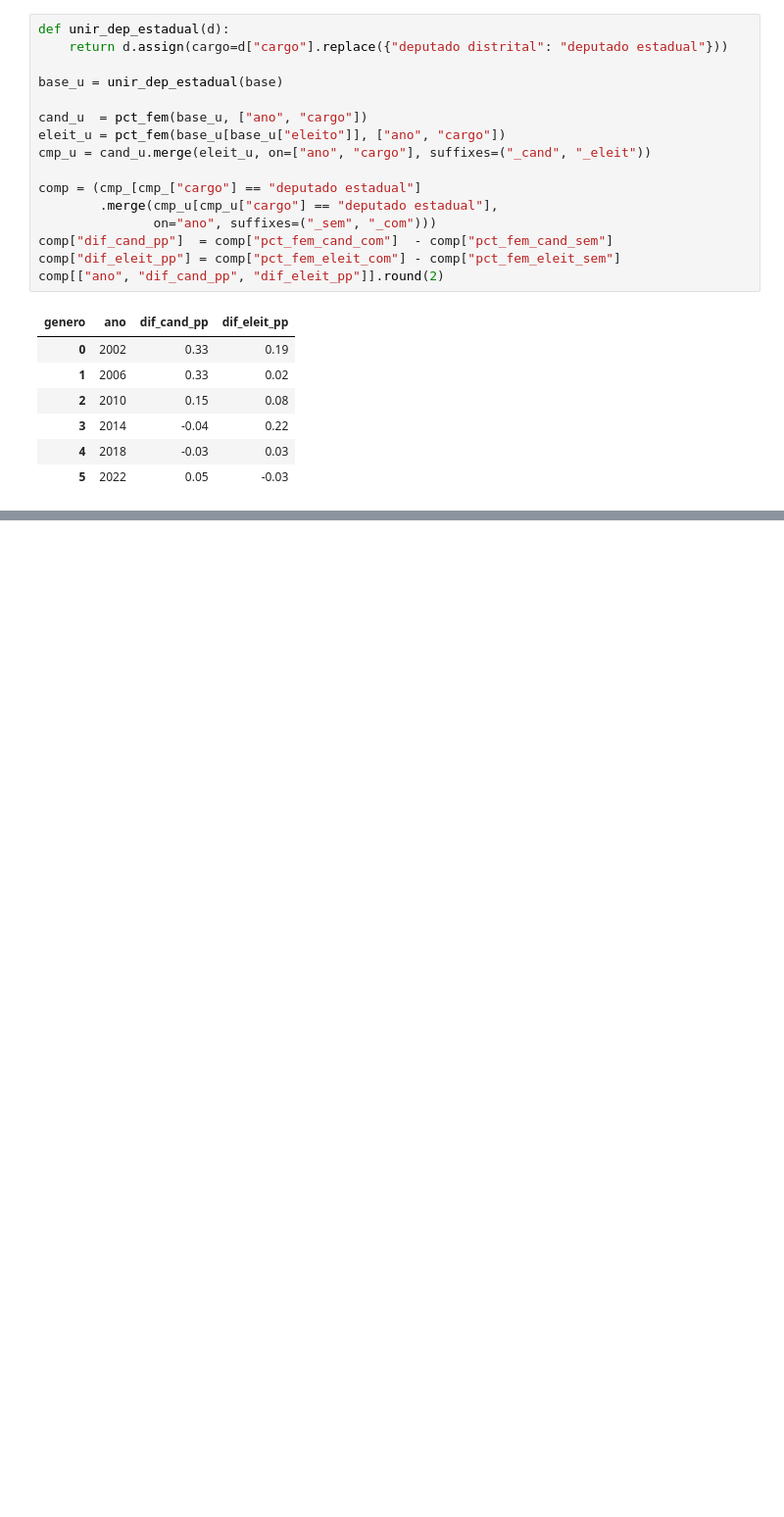
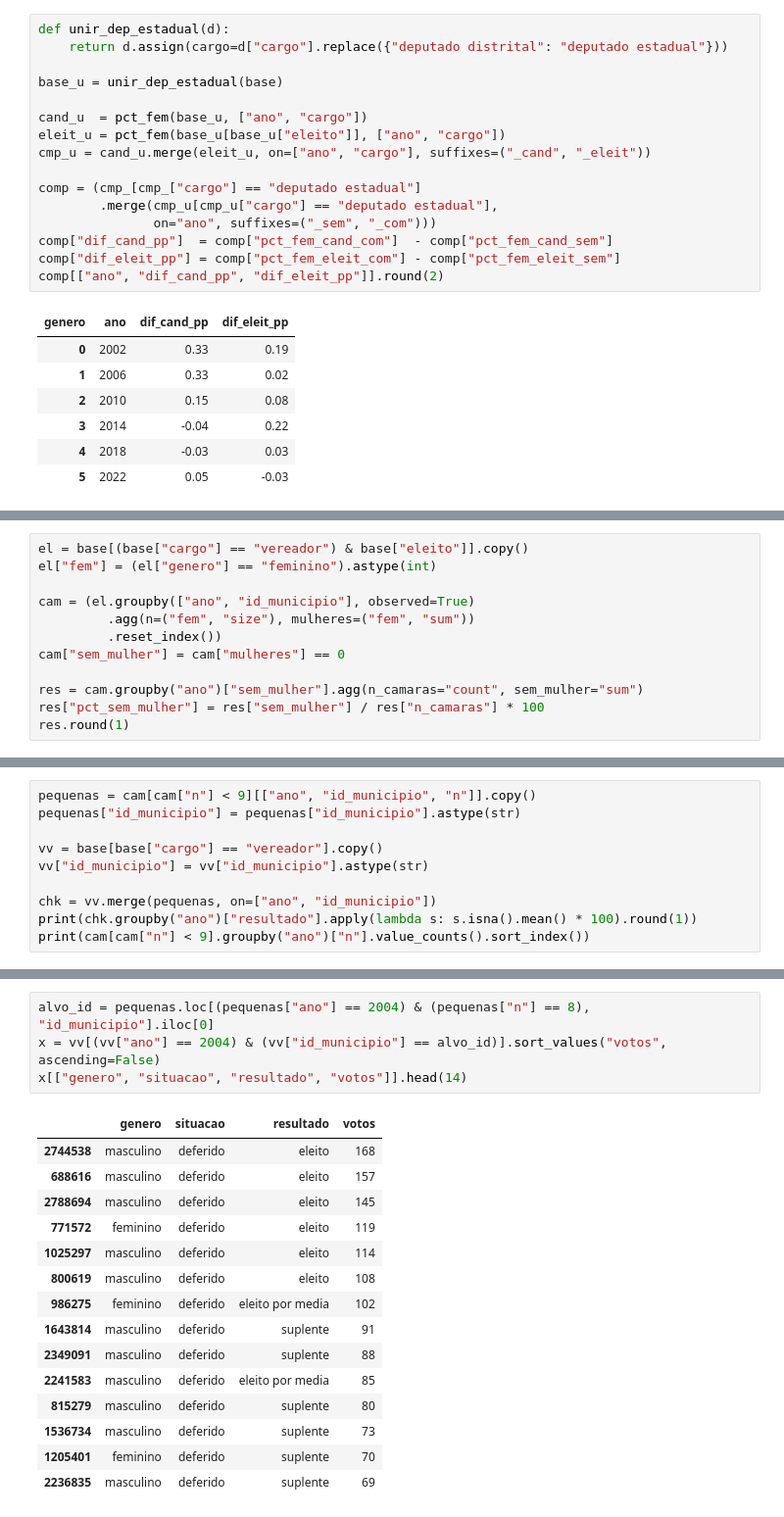
Before and after one commit to annabrinkhus/projeto_aedv, a Jupyter notebook: notebooks/questao2.ipynb, the cells around one changed output, grey strips where cells are left out. Shown at 98% size. Drawn from its saved outputs; the diff is of its cells as text; blank space fills up the shorter version.

```diff
--- a/notebooks/questao2.ipynb
+++ b/notebooks/questao2.ipynb
@@ -404,0 +526,12 @@ comp[["ano", "dif_cand_pp", "dif_eleit_pp"]].round(2)
+# %%
+el = base[(base["cargo"] == "vereador") & base["eleito"]].copy()
+el["fem"] = (el["genero"] == "feminino").astype(int)
+
+cam = (el.groupby(["ano", "id_municipio"], observed=True)
+         .agg(n=("fem", "size"), mulheres=("fem", "sum"))
+         .reset_index())
+cam["sem_mulher"] = cam["mulheres"] == 0
+
+res = cam.groupby("ano")["sem_mulher"].agg(n_camaras="count", sem_mulher="sum")
+res["pct_sem_mulher"] = res["sem_mulher"] / res["n_camaras"] * 100
+res.round(1)
@@ -404,0 +607,10 @@ comp[["ano", "dif_cand_pp", "dif_eleit_pp"]].round(2)
+# %%
+pequenas = cam[cam["n"] < 9][["ano", "id_municipio", "n"]].copy()
+pequenas["id_municipio"] = pequenas["id_municipio"].astype(str)
+
+vv = base[base["cargo"] == "vereador"].copy()
+vv["id_municipio"] = vv["id_municipio"].astype(str)
+
+chk = vv.merge(pequenas, on=["ano", "id_municipio"])
+print(chk.groupby("ano")["resultado"].apply(lambda s: s.isna().mean() * 100).round(1))
+print(cam[cam["n"] < 9].groupby("ano")["n"].value_counts().sort_index())
@@ -404,0 +635,20 @@ comp[["ano", "dif_cand_pp", "dif_eleit_pp"]].round(2)
+# %%
+alvo_id = pequenas.loc[(pequenas["ano"] == 2004) & (pequenas["n"] == 8), "id_municipio"].iloc[0]
+x = vv[(vv["ano"] == 2004) & (vv["id_municipio"] == alvo_id)].sort_values("votos", ascending=False)
+x[["genero", "situacao", "resultado", "votos"]].head(14)
+# %% [output]
+|  | genero | situacao | resultado | votos |
+| 2744538 | masculino | deferido | eleito | 168 |
+| 688616 | masculino | deferido | eleito | 157 |
+| 2788694 | masculino | deferido | eleito | 145 |
+| 771572 | feminino | deferido | eleito | 119 |
+| 1025297 | masculino | deferido | eleito | 114 |
+| 800619 | masculino | deferido | eleito | 108 |
+| 986275 | feminino | deferido | eleito por media | 102 |
+| 1643814 | masculino | deferido | suplente | 91 |
+| 2349091 | masculino | deferido | suplente | 88 |
+| 2241583 | masculino | deferido | eleito por media | 85 |
+| 815279 | masculino | deferido | suplente | 80 |
+| 1536734 | masculino | deferido | suplente | 73 |
+| 1205401 | feminino | deferido | suplente | 70 |
+| 2236835 | masculino | deferido | suplente | 69 |
```
Also changed, not shown: parts of 14 cells of this notebook, 1 other file.
